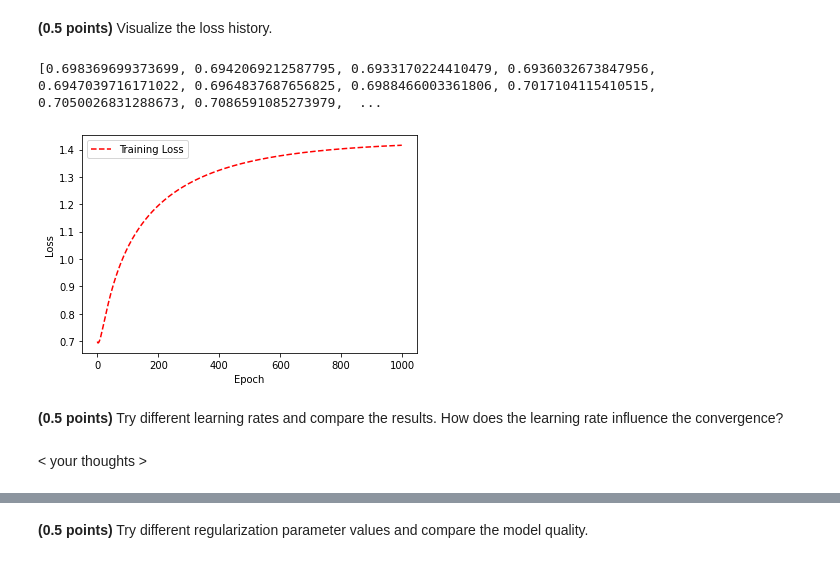
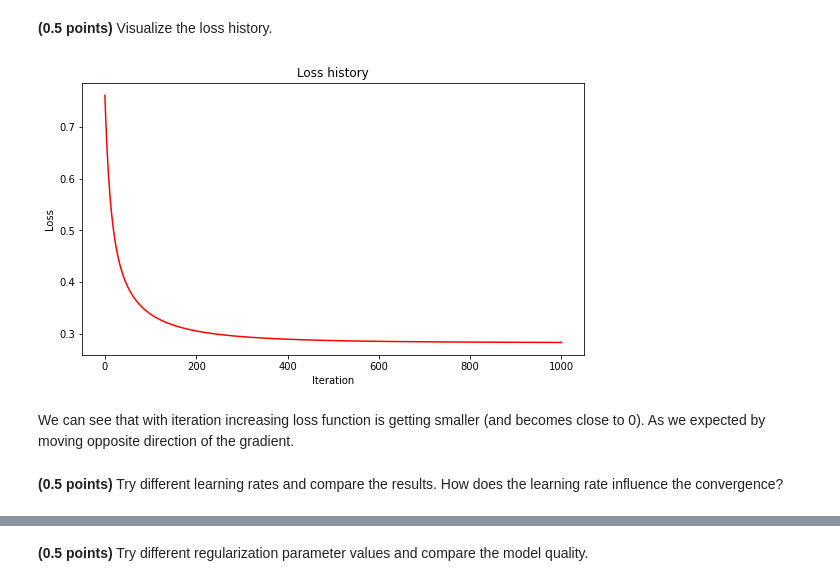
Before and after one commit to TekaLishoo/ML_homeworks_1, a Jupyter notebook: hw_classification.ipynb, the cells around one changed output, grey strips where cells are left out. Cells and saved outputs as stored; diff of their text form; code cells hidden in the pictures.

```diff
--- a/hw_classification.ipynb
+++ b/hw_classification.ipynb
@@ -66,11 +66,10 @@ class CustomLogisticRegression:
         return (1 / (1 + np.exp(-dot_w_x)))
 
     def get_loss(self, x, weights, y):
-        X_ext = np.hstack([np.ones((X.shape[0], 1)), X])
-        l_y_preds = []
-        for ii in range(y.shape[0]):
-            l_y_preds.append(X_ext[ii, :] @ weights * y[ii])
-        return ((1 / y.shape[0]) * (np.sum(np.log(1 + np.exp(-np.array(l_y_preds))))) + ((1 / (2*self.C)) * np.sum(weights ** 2)))
+        reg = np.sum(weights ** 2) / (2 * self.C)
+        loss = np.sum([np.log(1 + np.exp(-(weights @ x[j, :]) * y[j])) for j in range(len(y))], axis=0) / len(y) + reg
+        return loss
+
 
     def fit(self, X, y):
         """Fit the model.
@@ -88,8 +87,8 @@ class CustomLogisticRegression:
             weight_threshold = 1.0 / (2 * num_features)
             self.weights_ = self.random_state.uniform(low=-weight_threshold,
                                                       high=weight_threshold, size=num_features) # random weight initialization
-        self.list_weights_ = []
-        self.list_weights_.append(list(self.weights_))
+        self.losses = []
+        self.losses.append(self.get_loss(X_ext, self.weights_, y))
         for i in range(self.max_iter):
             l_slog = []
             for ii in range(y.shape[0]):
@@ -97,7 +96,7 @@ class CustomLogisticRegression:
                 l_slog.append(list_slog)
             delta = -np.sum(np.array(l_slog), axis = 0)/ X_ext.shape[0] + self.weights_/self.C
             self.weights_ -= self.eta * delta
-            self.list_weights_.append(list(self.weights_))
+            self.losses.append(self.get_loss(X_ext, self.weights_, y))
 
             if np.sqrt(np.sum(delta ** 2)) < self.tol:
                 print('break')
@@ -222,8 +199,0 @@ list_weights_ = np.array(model.list_weights_)
-# %%
-y_loss = []
-for i in range(model.max_iter):
-    y_loss.append(model.get_loss(X_train, list_weights_[i], y_train))
-
-print(y_loss)
-# %% [output]
-[0.698369699373699, 0.6942069212587795, 0.6933170224410479, 0.6936032673847956, 0.6947039716171022, 0.6964837687656825, 0.6988466003361806, 0.7017104115410515, 0.7050026831288673, 0.7086591085273979,  ...
@@ -232,11 +200,13 @@ iter_count = range(model.max_iter)
-# %%
-plt.plot(iter_count, y_loss, 'r--')
-#plt.plot(iter_count, test_loss, 'b-')
-plt.legend(['Training Loss', 'Test Loss'])
-plt.xlabel('Epoch')
-plt.ylabel('Loss')
-plt.show()
-# %% [output]
-[figure, removed]
+# %%
+plt.figure(figsize=(9, 5))
+plt.plot(model.losses, 'r')
+plt.xlabel('Iteration')
+plt.ylabel('Loss')
+plt.title('Loss history')
+plt.show()
+# %% [output]
+[figure, added]
+# %% [markdown]
+We can see that with iteration increasing loss function is getting smaller (and becomes close to 0). As we expected by moving opposite direction of the gradient.
 # %% [markdown]
 **(0.5 points)** Try different learning rates and compare the results. How does the learning rate influence the convergence?
@@ -245,2 +212,0 @@ plt.show()
-# %% [markdown]
-< your thoughts >
```
Also changed, not shown: parts of 114 cells of this notebook.
